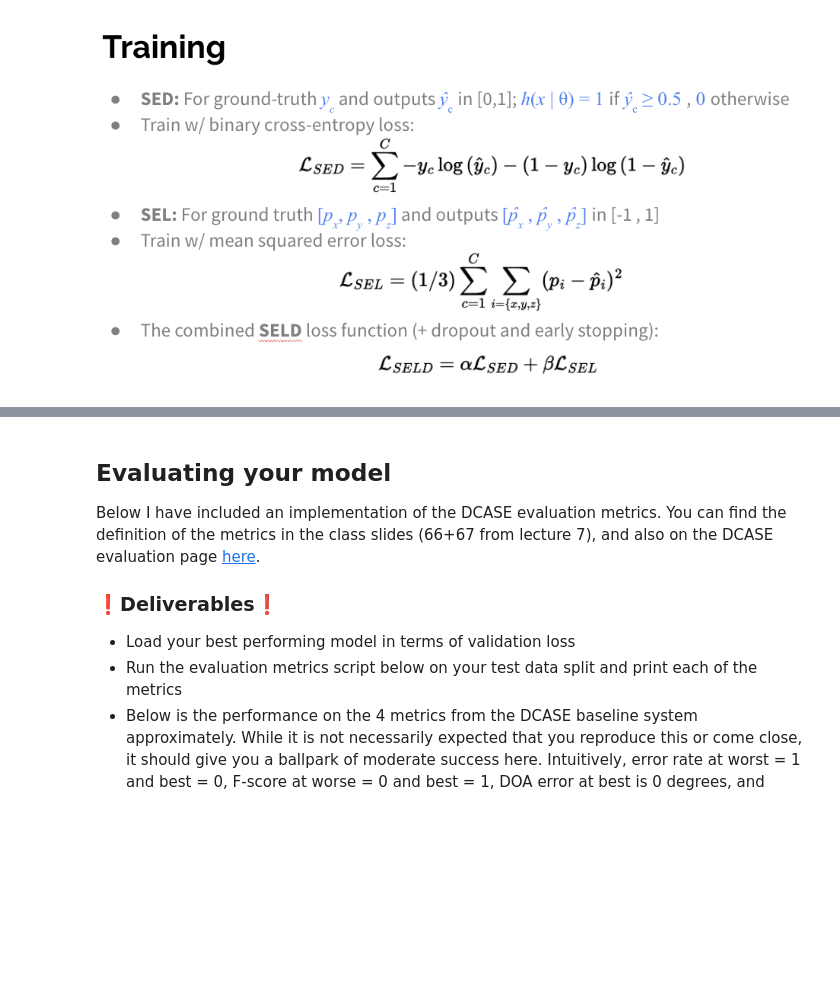
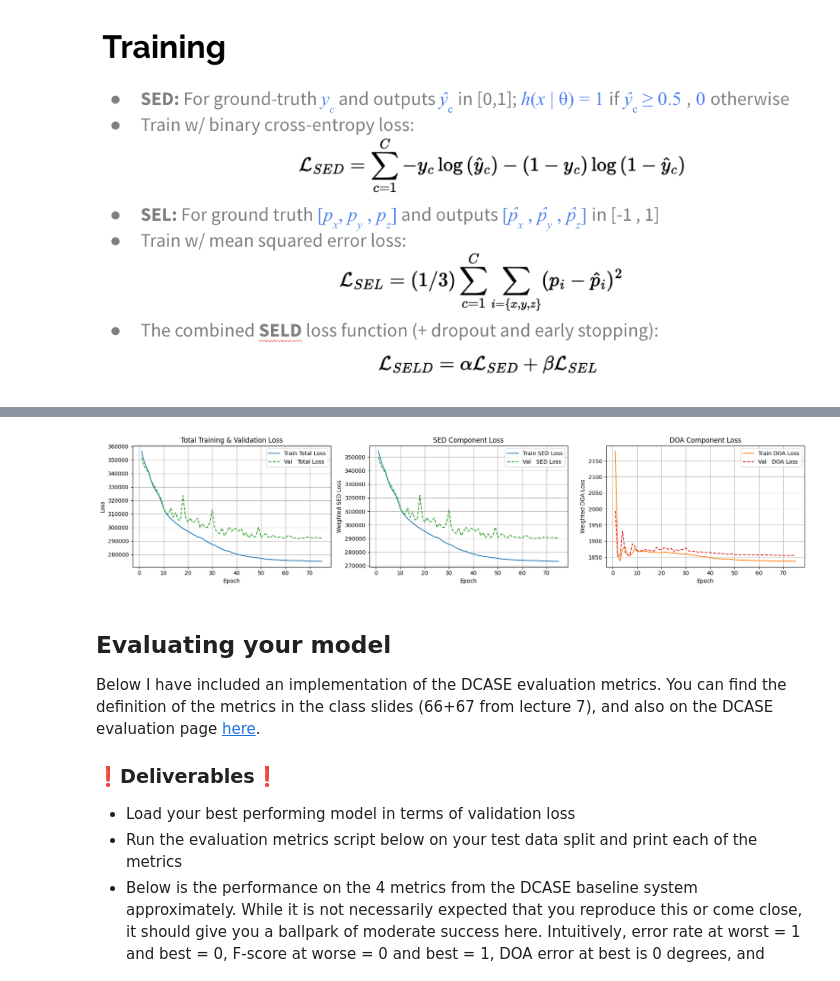
Before and after one commit to josh14668/MachineListeningCSGY9223, a Jupyter notebook: assignment4.ipynb, the cells around one changed output, grey strips where cells are left out. Drawn from its saved outputs; the diff is of its cells as text; code cells hidden in the pictures; blank space fills up the shorter version.

```diff
--- a/assignment4.ipynb
+++ b/assignment4.ipynb
@@ -473,7 +503,7 @@ class SELDModel(nn.Module):
 # 1) Instantiate with example hyper-params
 model = SELDModel(
     input_channels=8,   # 2K = mag+phase of 4 channels
-    hidden_size=256,     # GRU hidden size per direction
+    hidden_size=128,     # GRU hidden size per direction
     num_classes=11       # number of classes
 )
 
@@ -649,3 +797,14 @@ OutOfMemoryError: CUDA out of memory. Tried to allocate 1.46 GiB. GPU 0 has a to
 import gc
 gc.collect()
 torch.cuda.empty_cache()
+# %%
+metrics = train_and_validate(
+    device=device,
+    train_dataloader=train_dataloader,
+    val_dataloader=val_dataloader,
+    num_epochs=100,
+    lr=1e-4,
+    alpha=1.0,
+    beta=0.1,
+    sed_loss_fn=sed_loss_fn
+)
@@ -652,3 +861,44 @@ torch.cuda.empty_cache()
+# %%
+import matplotlib.pyplot as plt
+
+epochs = range(1, len(metrics['train_loss']) + 1)
+
+plt.figure(figsize=(18, 4))
+
+# ───── Total Loss ─────
+plt.subplot(1, 3, 1)
+plt.plot(epochs, metrics['train_loss'], label='Train Total Loss', linestyle='-',  color='tab:blue')
+plt.plot(epochs, metrics['val_loss'],   label='Val   Total Loss', linestyle='--', color='tab:green')
+plt.xlabel('Epoch')
+plt.ylabel('Loss')
+plt.title('Total Training & Validation Loss')
+plt.legend()
+plt.grid(True)
+
+# ───── SED Loss ─────
+plt.subplot(1, 3, 2)
+plt.plot(epochs, metrics['train_sed_loss'], label='Train SED Loss', linestyle='-',  color='tab:blue')
+plt.plot(epochs, metrics['val_sed_loss'],   label='Val   SED Loss', linestyle='--', color='tab:green')
+plt.xlabel('Epoch')
+plt.ylabel('Weighted SED Loss')
+plt.title('SED Component Loss')
+plt.legend()
+plt.grid(True)
+
+# ───── DOA Loss ─────
+plt.subplot(1, 3, 3)
+plt.plot(epochs, metrics['train_doa_loss'], label='Train DOA Loss', linestyle='-',  color='tab:orange')
+plt.plot(epochs, metrics['val_doa_loss'],   label='Val   DOA Loss', linestyle='--', color='tab:red')
+plt.xlabel('Epoch')
+plt.ylabel('Weighted DOA Loss')
+plt.title('DOA Component Loss')
+plt.legend()
+plt.grid(True)
+
+plt.tight_layout()
+plt.show()
+# %% [output]
+[figure, added]
 # %% [markdown]
 ## Evaluating your model
 Below I have included an implementation of the DCASE evaluation metrics. You can find the definition of the metrics in the class slides (66+67 from lecture 7), and also on the DCASE evaluation page [here](https://dcase.community/challenge2019/task-sound-event-localization-and-detection#evaluation).
```
Also changed, not shown: parts of 10 cells of this notebook.
